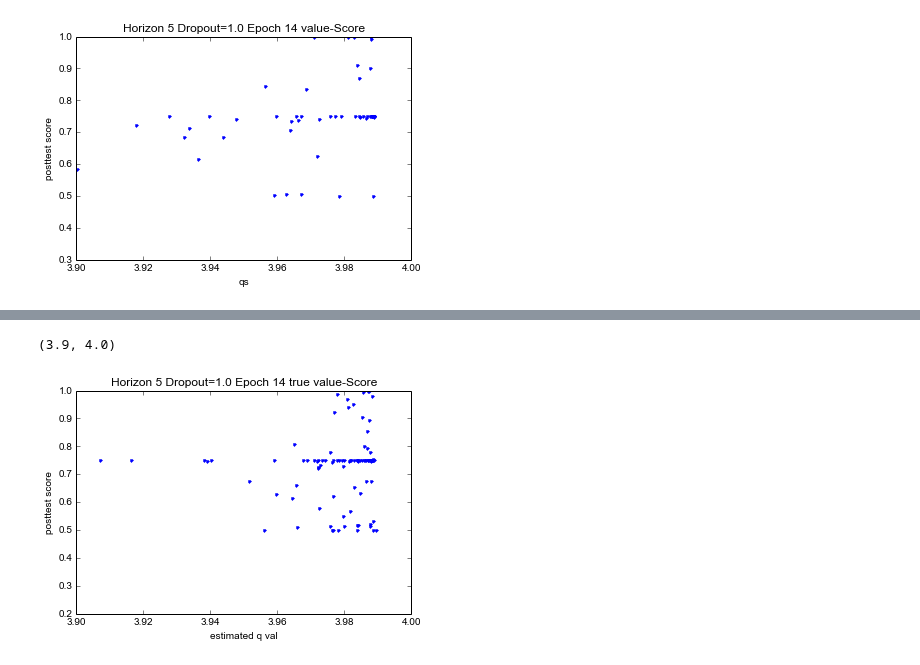
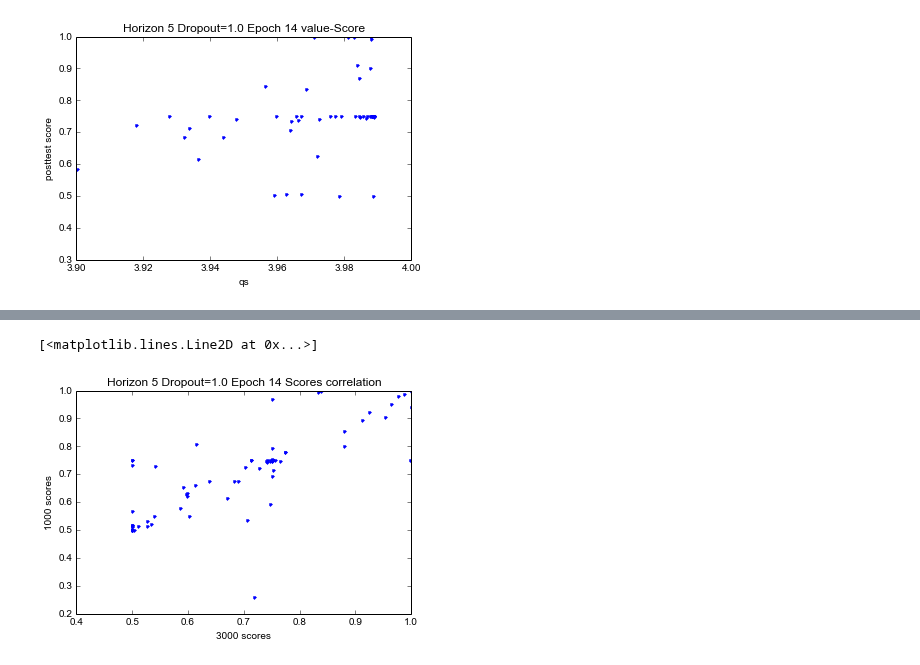
Before and after one commit to lisa-1010/smart-tutor, a Jupyter notebook: code/danielgraphing.ipynb, the cells around one changed output, grey strips where cells are left out. Saved outputs shown, nothing was run; the diff lists cells and outputs as text; code cells hidden in the pictures.

Commit message:
more tests trying to detect good models

```diff
--- a/code/danielgraphing.ipynb
+++ b/code/danielgraphing.ipynb
@@ -1184,25 +1218,19 @@ xlim(3.9,4.0)
 # %%
 data1 = np.load('experiments/test2_model_small-dropout10-shuffle0-data-test2-n100000-l5-random.pickle/mcts-rtype1-rollouts1000-trajectories100-real1-runA.npz')
 data2 = np.load('experiments/test2_model_small-dropout10-shuffle0-data-test2-n100000-l5-random.pickle/mcts-rtype1-rollouts1000-trajectories100-real1-runB.npz')
 
-data3 = np.load('experiments/test2_model_small-dropout10-shuffle0-data-test2-n100000-l5-random.pickle/mcts-rtype1-rollouts1000-trajectories100-real0-runA.npz')
-data4 = np.load('experiments/test2_model_small-dropout10-shuffle0-data-test2-n100000-l5-random.pickle/mcts-rtype1-rollouts1000-trajectories100-real0-runB.npz')
+data3 = np.load('experiments/test2_model_small-dropout10-shuffle0-data-test2-n100000-l5-random.pickle/mcts-rtype1-rollouts3000-trajectories100-real1-runA.npz')
+data4 = np.load('experiments/test2_model_small-dropout10-shuffle0-data-test2-n100000-l5-random.pickle/mcts-rtype1-rollouts3000-trajectories100-real1-runB.npz')
 
-trueqvals = np.concatenate([data1['qvals'][:,0],data2['qvals'][:,0]])
-scores = np.concatenate([data1['scores'][:,0],data2['scores'][:,0]])
-
-falseqvals = np.concatenate([data3['qvals'][:,0],data4['qvals'][:,0]])
-
-for r in six.moves.range(scores.shape[0]):
-    #six.print_('{:2d}: score {:.3f} true qval {:.4f} false qvals {:.4f}'.format(r, scores[r], trueqvals[r], falseqvals[r]))
-    pass
+scores1 = np.concatenate([data1['scores'][:,0],data2['scores'][:,0]])
+scores2 = np.concatenate([data3['scores'][:,0],data4['scores'][:,0]])
 
 figure()
-title('Horizon 5 Dropout=1.0 Epoch 14 true value-Score')
-xlabel('estimated q val')
-ylabel('posttest score')
-plot(falseqvals, scores, '.')
-xlim(3.9,4.0)
+title('Horizon 5 Dropout=1.0 Epoch 14 Scores correlation')
+xlabel('3000 scores')
+ylabel('1000 scores')
+plot(scores2, scores1, '.')
+#xlim(3.9,4.0)
 # %% [output]
-(3.9, 4.0)
+[<matplotlib.lines.Line2D at 0x...>]
-[figure, old version]
+[figure, new version]
```
Also changed, not shown: parts of 1 cell of this notebook, 1 other file.
